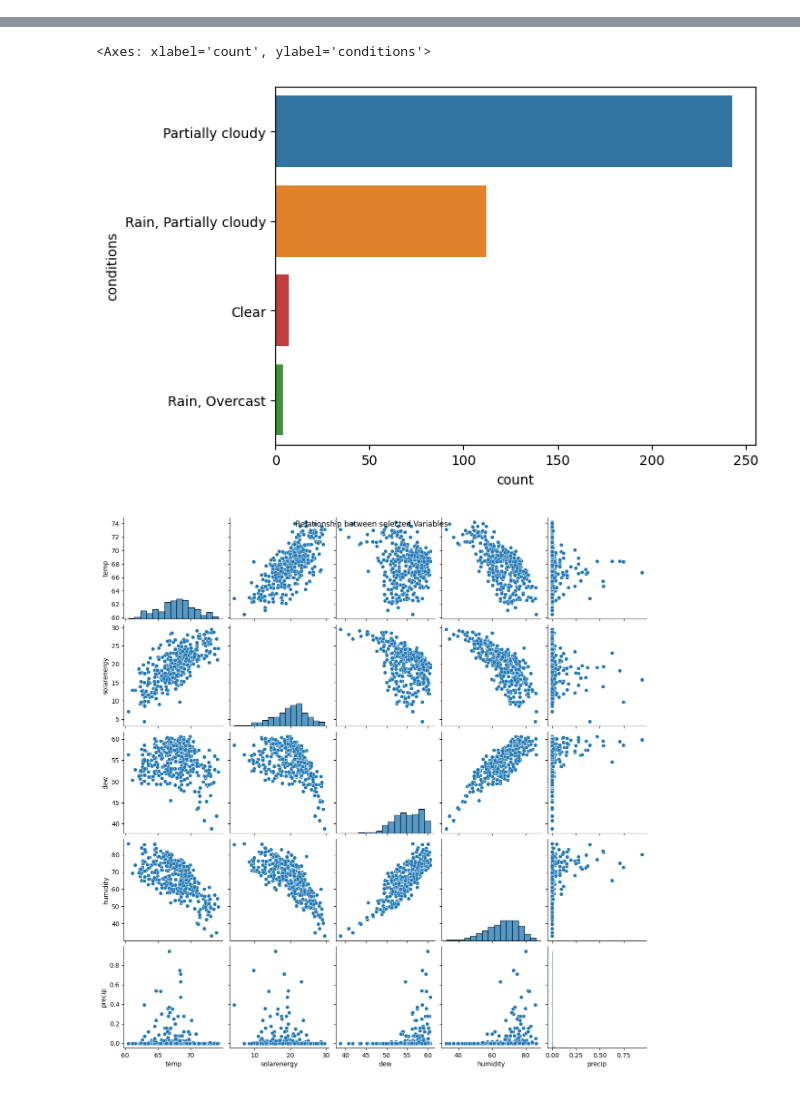
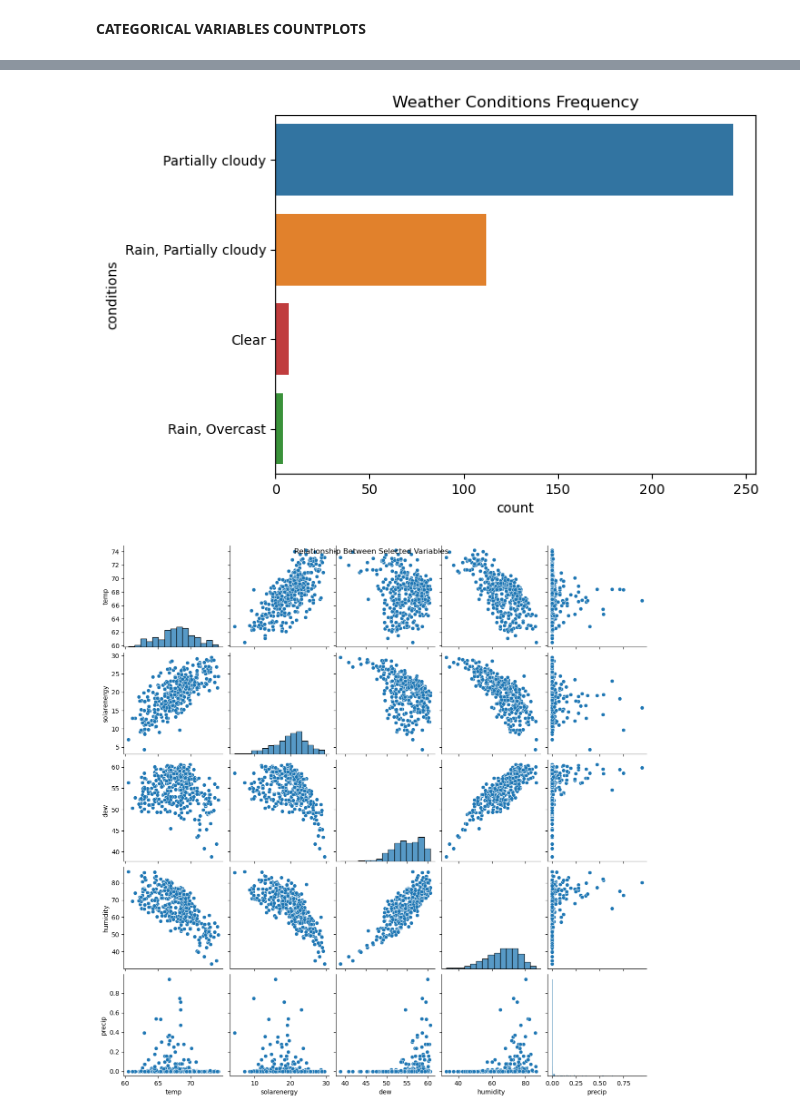
Before and after one commit to bjorn-sys/High_UV_Rays_Forecast, a Jupyter notebook: Nairobi_Weather_Forecast.ipynb, the cells around one changed output, grey strips where cells are left out. Cells and saved outputs as stored; diff of their text form; code cells hidden in the pictures.

```diff
--- a/Nairobi_Weather_Forecast.ipynb
+++ b/Nairobi_Weather_Forecast.ipynb
@@ -82 +86,3 @@ plt.show()
+# %% [markdown]
+**CATEGORICAL VARIABLES COUNTPLOTS**
 # %%
@@ -88,8 +97,9 @@ plt.show()
 # %% [output]
 [figure]
 # %%
-sns.countplot(data = df, y = 'conditions', order  = df['conditions'].value_counts(ascending=False).index, hue = 'conditions')
+sns.countplot(data=df, y='conditions', order=df['conditions'].value_counts(ascending=False).index, hue='conditions')  # Frequency of conditions
+plt.title('Weather Conditions Frequency')
+plt.show()
 # %% [output]
-<Axes: xlabel='count', ylabel='conditions'>
-[figure, old version]
+[figure, new version]
 # %%
```
Also changed, not shown: parts of 40 cells of this notebook.
